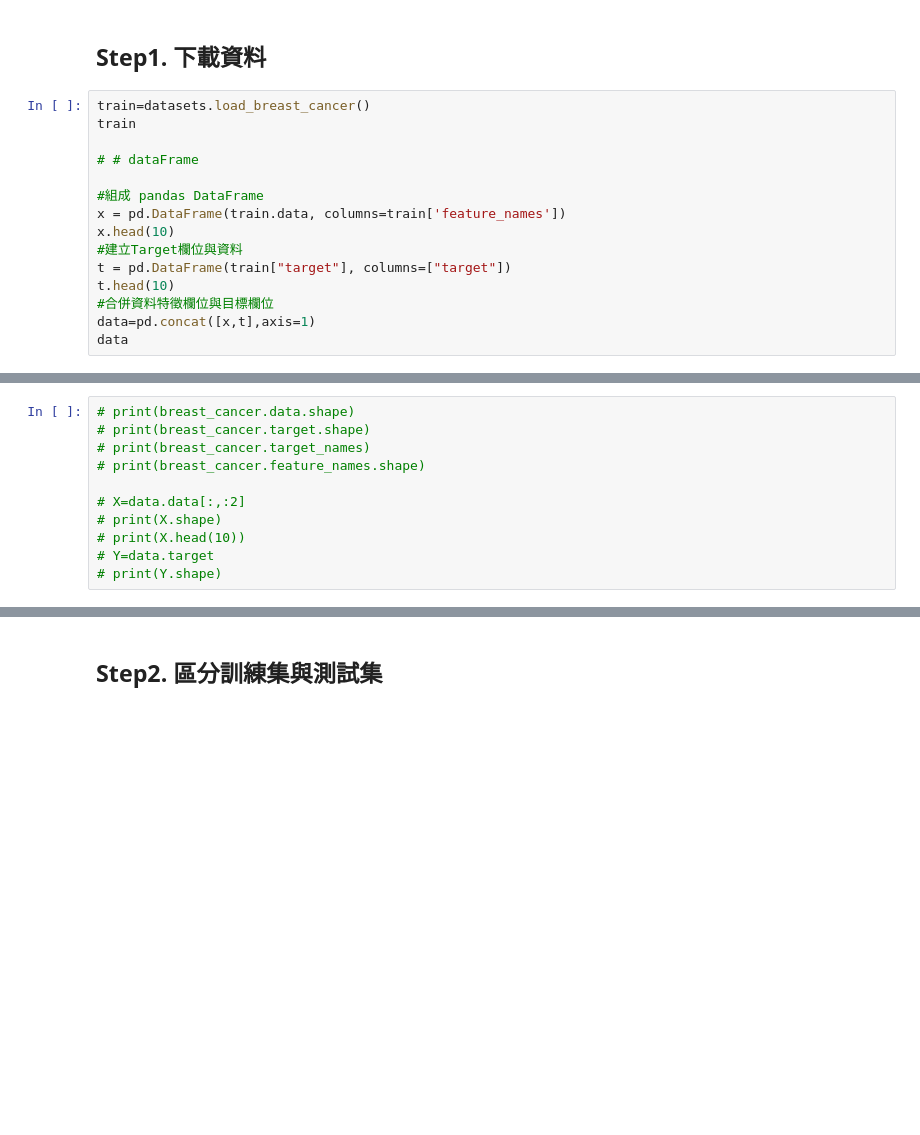
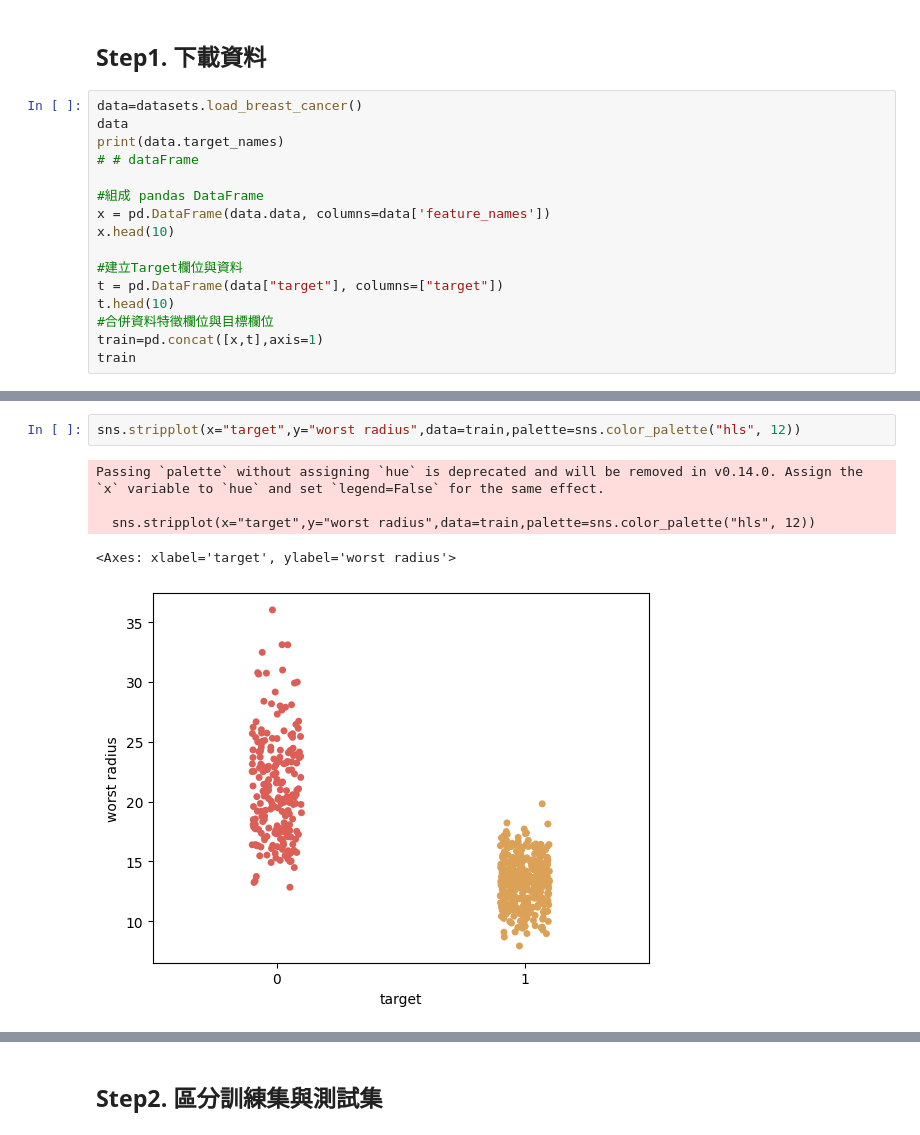
Before and after one commit to listenaroy/IMLP421, a Jupyter notebook: Unit05_2/SVM實戰.ipynb, the cells around one changed output, grey strips where cells are left out. Cells and saved outputs as stored; diff of their text form; blank space fills up the shorter version.

```diff
--- a/Unit05_2/SVM實戰.ipynb
+++ b/Unit05_2/SVM實戰.ipynb
@@ -136,18 +121,19 @@ print(error_index)
 # %% [markdown]
 ## Step1. 下載資料
 # %%
-train=datasets.load_breast_cancer()
-train
-
+data=datasets.load_breast_cancer()
+data
+print(data.target_names)
 # # dataFrame
 
 #組成 pandas DataFrame
-x = pd.DataFrame(train.data, columns=train['feature_names'])
+x = pd.DataFrame(data.data, columns=data['feature_names'])
 x.head(10)
+
 #建立Target欄位與資料
-t = pd.DataFrame(train["target"], columns=["target"])
+t = pd.DataFrame(data["target"], columns=["target"])
 t.head(10)
 #合併資料特徵欄位與目標欄位
-data=pd.concat([x,t],axis=1)
-data
+train=pd.concat([x,t],axis=1)
+train
 # %% [output]
@@ -169,14 +156,11 @@ sns.heatmap(data.isnull(),yticklabels=False,cbar=False,cmap='viridis')
 # %% [output]
 <Axes: >
 [figure]
-# %%
-# print(breast_cancer.data.shape)
-# print(breast_cancer.target.shape)
-# print(breast_cancer.target_names)
-# print(breast_cancer.feature_names.shape)
-
-# X=data.data[:,:2]
-# print(X.shape)
-# print(X.head(10))
-# Y=data.target
-# print(Y.shape)
+# %%
+sns.stripplot(x="target",y="worst radius",data=train,palette=sns.color_palette("hls", 12))
+# %% [output]
+Passing `palette` without assigning `hue` is deprecated and will be removed in v0.14.0. Assign the `x` variable to `hue` and set `legend=False` for the same effect.
+
+  sns.stripplot(x="target",y="worst radius",data=train,palette=sns.color_palette("hls", 12))
+<Axes: xlabel='target', ylabel='worst radius'>
+[figure, added]
```
Also changed, not shown: parts of 14 cells of this notebook.
